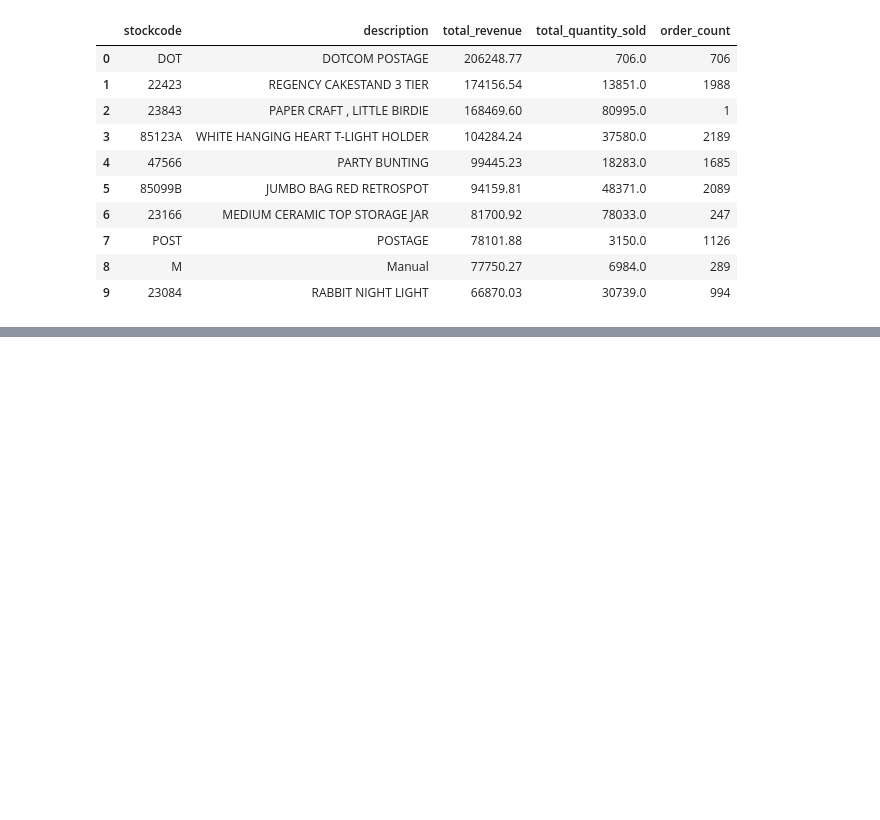
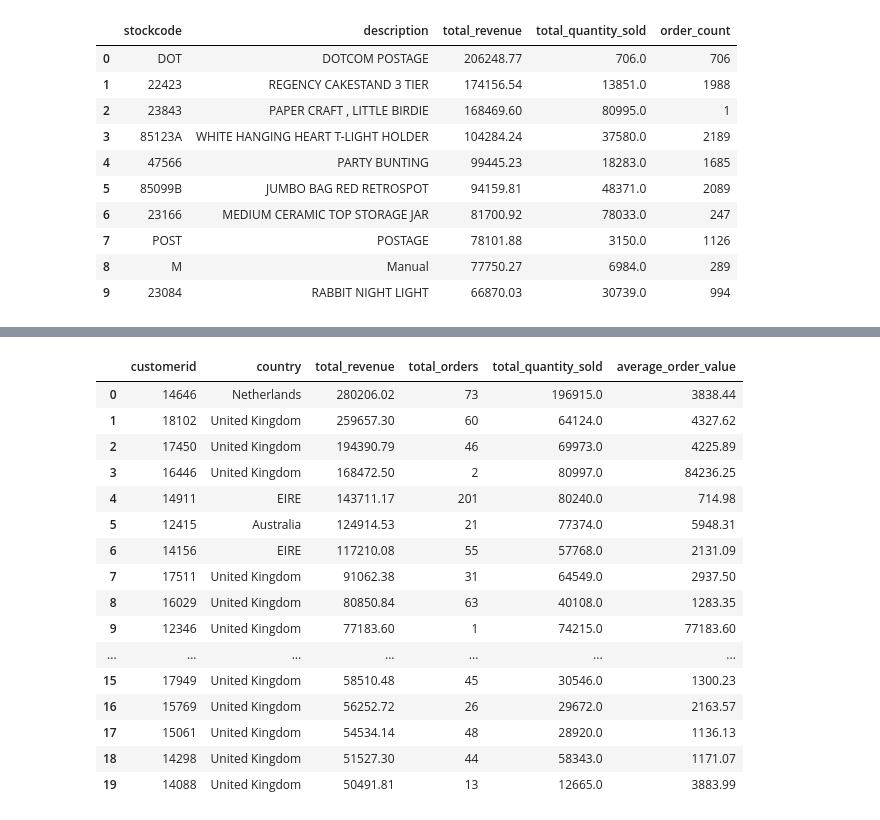
Before and after one commit to FawadUlHassan/sales-cleanup-executive-dashboard, a Jupyter notebook: notebooks/03_sql_analysis_duckdb.ipynb, the cells around one changed output, grey strips where cells are left out. Cells and saved outputs as stored; diff of their text form; code cells hidden in the pictures; blank space fills up the shorter version.

Commit message:
Add dashboard summary tables

```diff
--- a/notebooks/03_sql_analysis_duckdb.ipynb
+++ b/notebooks/03_sql_analysis_duckdb.ipynb
@@ -131,0 +138,3 @@ LIMIT 10
+# %%
+dashboard_data_path = Path("../data/processed/dashboard")
+dashboard_data_path.mkdir(parents=True, exist_ok=True)
@@ -131,0 +245,37 @@ LIMIT 10
+# %%
+customer_revenue = con.execute("""
+SELECT
+    customerid,
+    country,
+    ROUND(SUM(revenue), 2) AS total_revenue,
+    COUNT(DISTINCT invoiceno) AS total_orders,
+    SUM(quantity) AS total_quantity_sold,
+    ROUND(SUM(revenue) / COUNT(DISTINCT invoiceno), 2) AS average_order_value
+FROM clean_sales
+WHERE customerid IS NOT NULL
+GROUP BY customerid, country
+ORDER BY total_revenue DESC
+LIMIT 20
+""").df()
+
+customer_revenue.to_csv(dashboard_data_path / "customer_revenue.csv", index=False)
+
+customer_revenue
+# %% [output]
+|  | customerid | country | total_revenue | total_orders | total_quantity_sold | average_order_value |
+| 0 | 14646 | Netherlands | 280206.02 | 73 | 196915.0 | 3838.44 |
+| 1 | 18102 | United Kingdom | 259657.30 | 60 | 64124.0 | 4327.62 |
+| 2 | 17450 | United Kingdom | 194390.79 | 46 | 69973.0 | 4225.89 |
+| 3 | 16446 | United Kingdom | 168472.50 | 2 | 80997.0 | 84236.25 |
+| 4 | 14911 | EIRE | 143711.17 | 201 | 80240.0 | 714.98 |
+| 5 | 12415 | Australia | 124914.53 | 21 | 77374.0 | 5948.31 |
+| 6 | 14156 | EIRE | 117210.08 | 55 | 57768.0 | 2131.09 |
+| 7 | 17511 | United Kingdom | 91062.38 | 31 | 64549.0 | 2937.50 |
+| 8 | 16029 | United Kingdom | 80850.84 | 63 | 40108.0 | 1283.35 |
+| 9 | 12346 | United Kingdom | 77183.60 | 1 | 74215.0 | 77183.60 |
+| ... | ... | ... | ... | ... | ... | ... |
+| 15 | 17949 | United Kingdom | 58510.48 | 45 | 30546.0 | 1300.23 |
+| 16 | 15769 | United Kingdom | 56252.72 | 26 | 29672.0 | 2163.57 |
+| 17 | 15061 | United Kingdom | 54534.14 | 48 | 28920.0 | 1136.13 |
+| 18 | 14298 | United Kingdom | 51527.30 | 44 | 58343.0 | 1171.07 |
+| 19 | 14088 | United Kingdom | 50491.81 | 13 | 12665.0 | 3883.99 |
```
Also changed, not shown: parts of 6 cells of this notebook, 10 other files.
